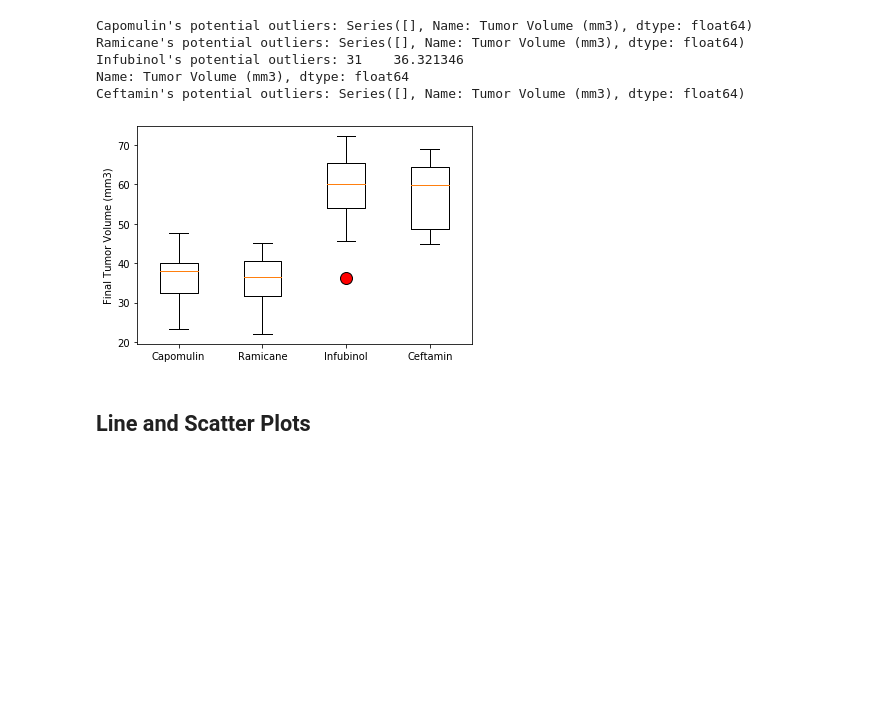
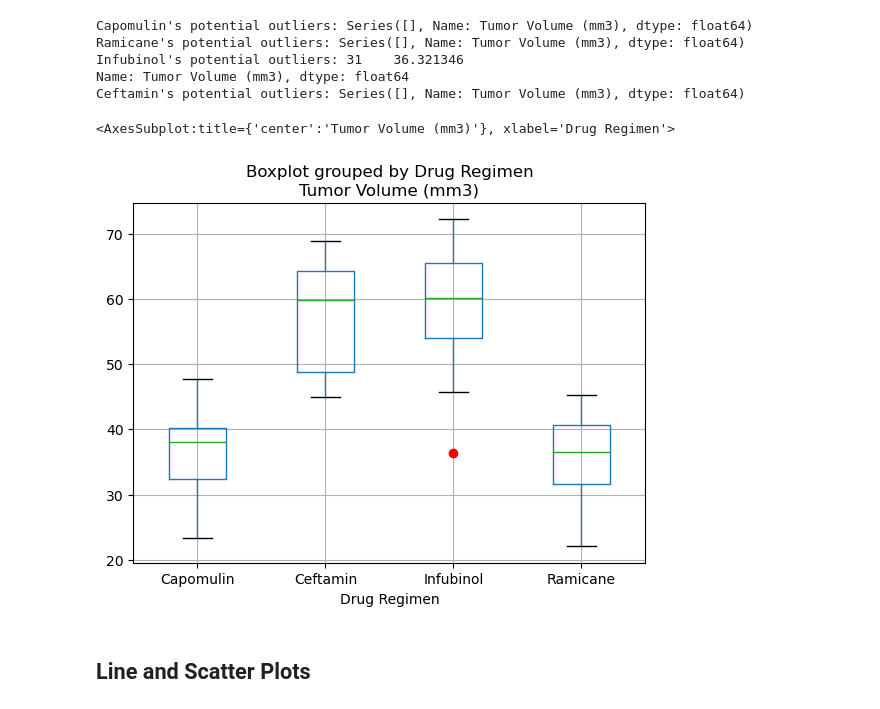
Before and after one commit to bmropp08/matplotlib, a Jupyter notebook: pymaceuticals.ipynb, the cells around one changed output. Saved outputs shown, nothing was run; the diff lists cells and outputs as text; code cells hidden in the pictures; blank space fills up the shorter version.

```diff
--- a/pymaceuticals.ipynb
+++ b/pymaceuticals.ipynb
@@ -159,8 +226,15 @@ tumor_volume_df
 # %%
 # Calculate the final tumor volume of each mouse across four of the treatment regimens:
 # Capomulin, Ramicane, Infubinol, and Ceftamin
+regimen_reduced = new_df.drop((new_df.index[new_df["Drug Regimen"]!="Capomulin"])&(new_df.index[new_df["Drug Regimen"]!="Ramicane"])&(new_df.index[new_df["Drug Regimen"]!="Infubinol"])&(new_df.index[new_df["Drug Regimen"]!="Ceftamin"]))
+
 
 # Start by getting the last (greatest) timepoint for each mouse
+regimen_timepoint_reduced =  new_df.groupby("Mouse ID")["Timepoint"].max()
+regimen_timepoint_reduced = regimen_timepoint_reduced.reset_index()
 
 
 # Merge this group df with the original DataFrame to get the tumor volume at the last timepoint
+regimen_reduced = regimen_reduced.merge(regimen_timepoint_reduced, on=("Mouse ID", "Timepoint"))
+merged_df = regimen_timepoint_reduced.merge(new_df, on=("Mouse ID", "Timepoint"))
+merged_df
@@ -189,7 +284,10 @@ Name: Tumor Volume (mm3), dtype: float64
 Ceftamin's potential outliers: Series([], Name: Tumor Volume (mm3), dtype: float64)
 # %%
 # Generate a box plot that shows the distrubution of the tumor volume for each treatment group.
+#regimen_reduced
+regimen_reduced.boxplot(column="Tumor Volume (mm3)",by="Drug Regimen", sym='r')
 # %% [output]
+<AxesSubplot:title={'center':'Tumor Volume (mm3)'}, xlabel='Drug Regimen'>
-[figure, old version]
+[figure, new version]
 # %% [markdown]
 ## Line and Scatter Plots
```
Also changed, not shown: parts of 17 cells of this notebook.
